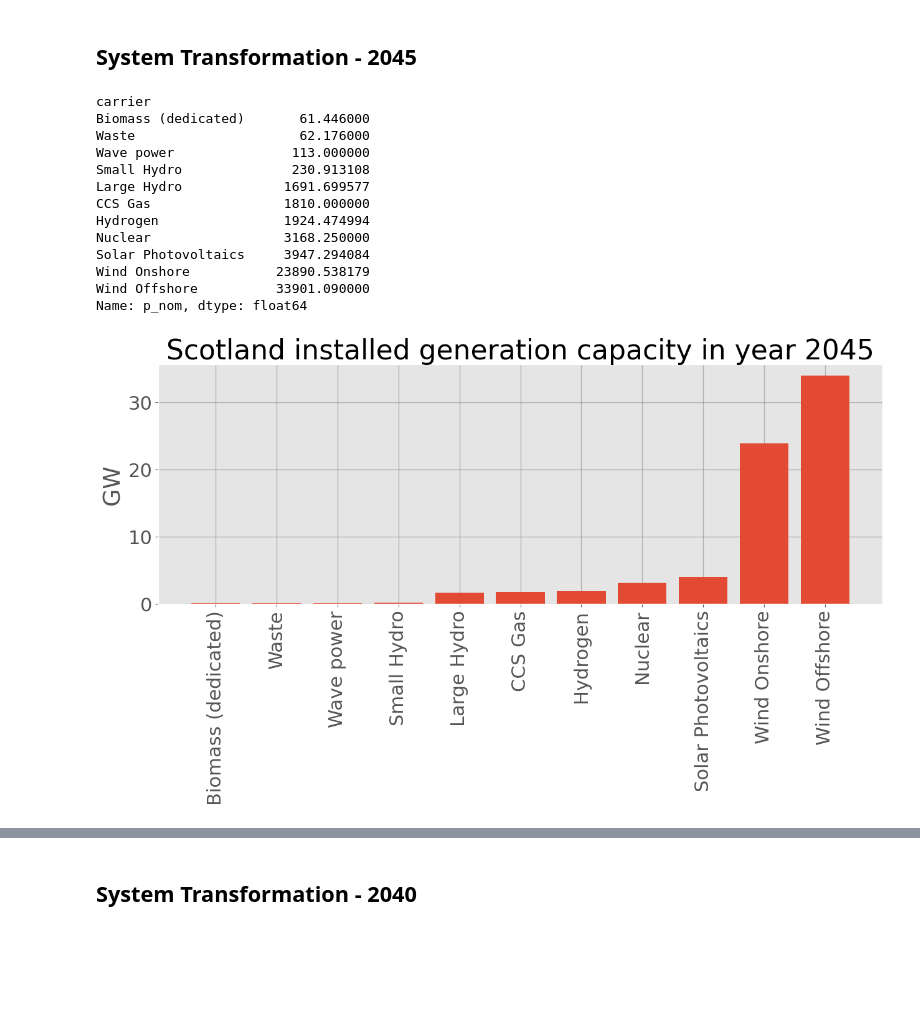
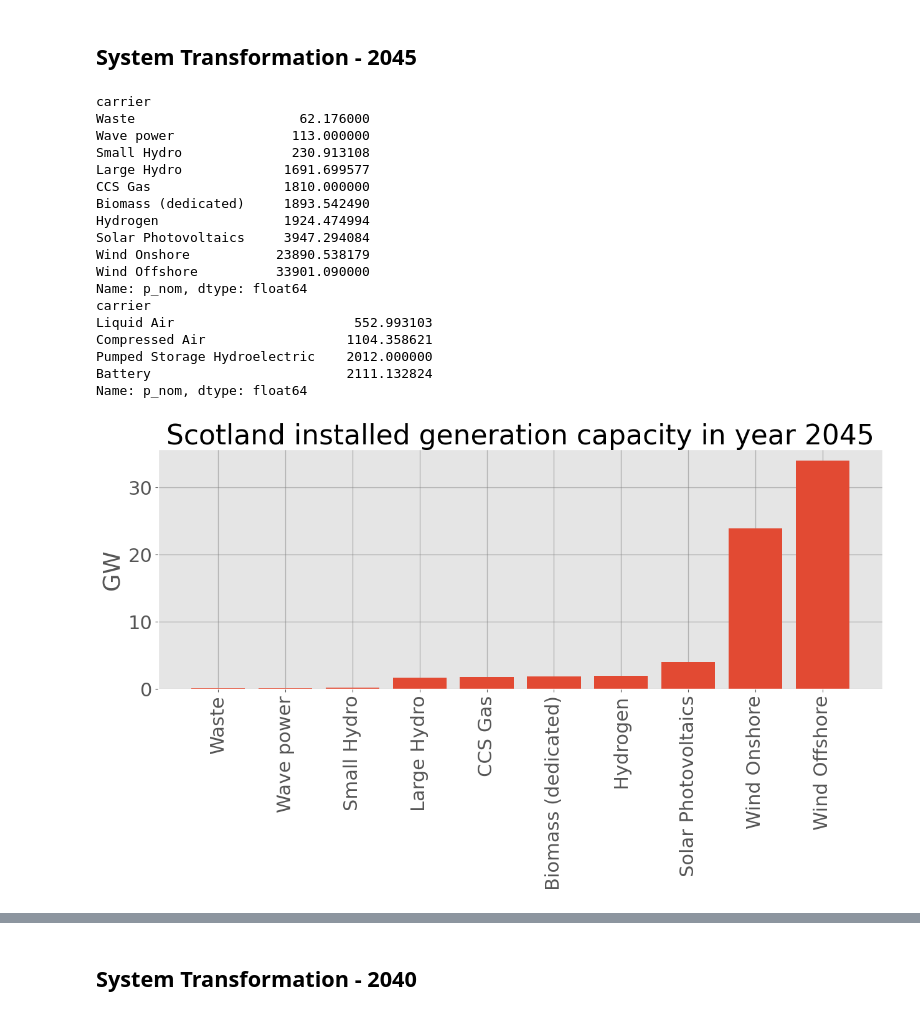
Before and after one commit to andrewlyden/PyPSA-GB, a Jupyter notebook: notebooks/Scotland_System_Transformation.ipynb, the cells around one changed output, grey strips where cells are left out. Cells and saved outputs as stored; diff of their text form; code cells hidden in the pictures; blank space fills up the shorter version.

```diff
--- a/notebooks/Scotland_System_Transformation.ipynb
+++ b/notebooks/Scotland_System_Transformation.ipynb
@@ -24,45 +25,66 @@ scenario = 'System Transformation'
 year = 2045
 year_baseline = 2012
 
-start = str(year) + '-12-07 00:00:00'
-end = str(year) + '-12-07 23:30:00'
+start = str(year) + '-12-02 00:00:00'
+end = str(year) + '-12-02 00:30:00'
 # time step as fraction of hour
 time_step = 0.5
 data_writer(start, end, time_step, year, demand_dataset='eload', year_baseline=year_baseline,
-            scenario=scenario, FES=2022, merge_generators=True, scale_to_peak=True)
+            scenario=scenario, FES=2022, merge_generators=False, scale_to_peak=True)
 
 df_generators = pd.read_csv('LOPF_data/generators.csv', index_col=0)
 buses_scotland = ['Beauly', 'Peterhead', 'Errochty', 'Denny/Bonnybridge', 'Neilston', 'Strathaven', 'Torness', 'Eccles']
 # select generators in the buses in Scotland
 df_generators_scotland = df_generators[df_generators.bus.isin(buses_scotland)]
 generators_p_nom_scotland = df_generators_scotland.p_nom.groupby(
     df_generators_scotland.carrier).sum().sort_values()
 if year > 2020:
     generators_p_nom_scotland.drop(['Unmet Load', 'CCS Biomass'], inplace=True)
 generators_p_nom_scotland.drop(generators_p_nom_scotland[generators_p_nom_scotland < 50].index, inplace=True)
 print(generators_p_nom_scotland)
+generators_p_nom_scotland_2045 = generators_p_nom_scotland
+
+df_storage = pd.read_csv('LOPF_data/storage_units.csv', index_col=0)
+df_storage_scotland = df_storage[df_storage.bus.isin(buses_scotland)]
+storage_p_nom_scotland = df_storage_scotland.p_nom.groupby(
+    df_storage_scotland.carrier).sum().sort_values()
+print(storage_p_nom_scotland)
+storage_p_nom_scotland_2045 = storage_p_nom_scotland
+
+demand_dataset = 'eload'
+start = str(year) + '-01-01 00:00:00'
+end = str(year) + '-12-31 23:30:00'
+loads.write_loads(year)
+loads.write_loads_p_set(start, end, year, time_step, demand_dataset, year_baseline=year_baseline, scenario=scenario, FES=2022, scale_to_peak=True)
+df_loads = pd.read_csv('LOPF_data/loads-p_set.csv', index_col=0)
+peak_load_scotland_2045 = df_loads[buses_scotland].sum(axis=1).max()
 
 plt.rcParams.update({'font.size': 22})
 # bar chart
 plt.figure(figsize=(15,5))
-plt.bar(generators_p_nom_scotland.index, generators_p_nom_scotland.values / 1000)
-plt.xticks(generators_p_nom_scotland.index, rotation=90)
+plt.bar(generators_p_nom_scotland_2045.index, generators_p_nom_scotland_2045.values / 1000)
+plt.xticks(generators_p_nom_scotland_2045.index, rotation=90)
 plt.ylabel('GW')
 plt.grid(color='grey', linewidth=1, axis='both', alpha=0.5)
 plt.title('Scotland installed generation capacity in year ' + str(year))
 plt.show()
 # %% [output]
 carrier
-Biomass (dedicated)       61.446000
 Waste                     62.176000
 Wave power               113.000000
 Small Hydro              230.913108
 Large Hydro             1691.699577
 CCS Gas                 1810.000000
+Biomass (dedicated)     1893.542490
 Hydrogen                1924.474994
-Nuclear                 3168.250000
 Solar Photovoltaics     3947.294084
 Wind Onshore           23890.538179
 Wind Offshore          33901.090000
 Name: p_nom, dtype: float64
+carrier
+Liquid Air                       552.993103
+Compressed Air                  1104.358621
+Pumped Storage Hydroelectric    2012.000000
+Battery                         2111.132824
+Name: p_nom, dtype: float64
-[figure, old version]
+[figure, new version]
```
Also changed, not shown: parts of 10 cells of this notebook, 16 other files.
